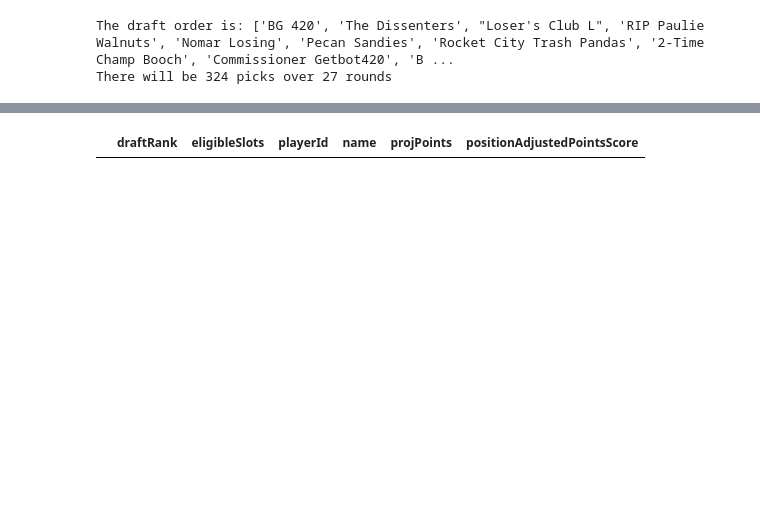
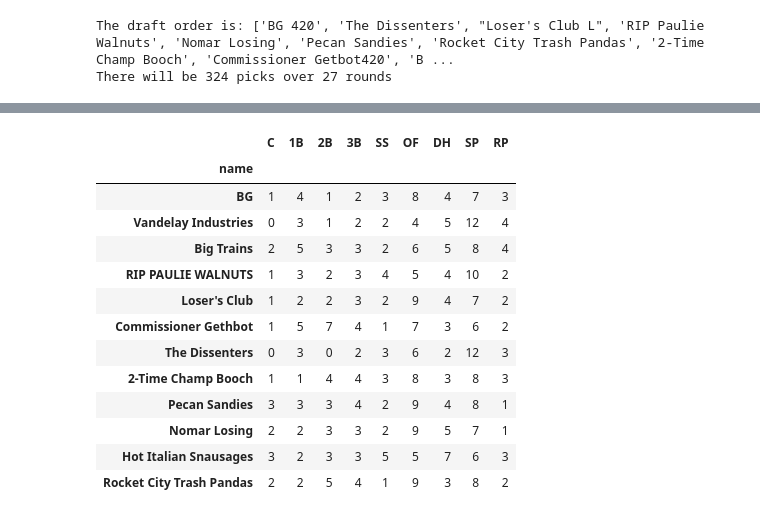
Before and after one commit to anoboa2/fantasy_baseball_analysis, a Jupyter notebook: draft-prediction.ipynb, the cells around one changed output, grey strips where cells are left out. Drawn from its saved outputs; the diff is of its cells as text; code cells hidden in the pictures; blank space fills up the shorter version.

```diff
--- a/draft-prediction.ipynb
+++ b/draft-prediction.ipynb
@@ -272,10 +282,13 @@ def generatePick(picker: str, pick_number: int, owner_list: list, current_pick_l
   """
   This function will generate a pick for the given picker
   """
-  PICK_ROUND = np.ceil(pick_number / 12)
+  PICK_ROUND = int(np.ceil(pick_number / 12))
   TOTAL_PICKS = 27 * 12
   BATTER_ELIGIBLE_POSITIONS = [0, 1, 2, 3, 4, 5, 11, 12]
   PITCHER_ELIGIBLE_POSITIONS = [14, 15]
+
+  FEATURE_WEIGHTS = {'draftRank': 0.45, 'projPoints': 0.15, 'posNeeds': 0.35, 'posValue': 0.05, 'favTeam': 0, 'injuryFactor': 0, 'starPower': 0}
+
 
   draft_rank_score = TOTAL_PICKS - pick_number
 
@@ -298,9 +311,11 @@ def generatePick(picker: str, pick_number: int, owner_list: list, current_pick_l
     positions_needs_score = sum(positions_needs_values) / len(positions_needs_values)
     remaining_picks.loc[index, 'positionNeedsScore'] = positions_needs_score
 
+  # we will add up all the scores and appropriate weights and aggregate an overall score
   for index, player in remaining_picks.iterrows():
-    remaining_picks.loc[index, 'overallScore'] = (player['draftRankScore'] + player['positionAdjustedScore'] + player['positionNeedsScore']) / 3
+    remaining_picks.loc[index, 'overallScore'] = (player['draftRankScore'] * FEATURE_WEIGHTS['draftRank']) + (player['projPoints'] * FEATURE_WEIGHTS['projPoints']) + (player['positionAdjustedScore'] * FEATURE_WEIGHTS['posValue']) + (player['positionNeedsScore'] * FEATURE_WEIGHTS['posNeeds'])
 
+  # the pick will be decided by the player with the highest overall score that is eligible to be drafted
   best_pick = remaining_picks.sort_values(by=['overallScore'], ascending=False).iloc[0]
 
   payload = {
@@ -320,12 +340,15 @@ def generatePick(picker: str, pick_number: int, owner_list: list, current_pick_l
 # %%
 pick_number = 1
 drafted_players = []
-for picker in draft_list_subset:
-  remaining_players = data[~data['playerId'].isin(drafted_players)]
+remaining_players = data.copy()
+
+for picker in draft_order_ids_list:
   drafted_player = generatePick(picker, pick_number, owners, drafted_players, remaining_players)
-  print(drafted_player)
   updatePositionNeeds(picker, owners, drafted_player)
-  owners['teamName' == picker]['picks'].append(drafted_player)
+
+  [owner for owner in owners if owner['teamId'] == picker][0]['picks'].append(drafted_player)
   drafted_players.append(drafted_player)
+
+  remaining_players = remaining_players[remaining_players['playerId'] != drafted_player['playerId']]
+
   pick_number += 1
-print(drafted_players)
@@ -350,5 +354,0 @@ print(drafted_players)
-# %%
-remaining_players = data[drafted_players['playerId'].isin(drafted_players)]
-remaining_players
-# %% [output]
-|  | draftRank | eligibleSlots | playerId | name | projPoints | positionAdjustedPointsScore |
@@ -384,0 +355,33 @@ def calcDraftRankScore(rank: int, total_picks = 324):
+# %%
+# Here we will check how many players each team has drafted at each position
+# This will be a small visual check to see the player positions are being factored correctly by each owner
+count_results = []
+for owner in owners:
+  roster = {"0": 0, "1": 0, "2": 0, "3": 0, "4": 0, "5": 0, "11": 0, "14": 0, "15": 0}
+  for pick in owner['picks']:
+    positions = ast.literal_eval(pick['eligibleSlots'])
+    for position in positions:
+      if str(position) in roster:
+        roster[str(position)] += 1
+  roster_map = {"0": "C", "1": "1B", "2": "2B", "3": "3B", "4": "SS", "5": "OF", "11": "DH", "14": "SP", "15": "RP"}
+  roster = {roster_map[str(k)]: v for k, v in roster.items()}
+  count_results.append({"name": owner['teamName'], "roster": roster})
+
+count_results = pd.DataFrame(count_results).set_index('name')
+count_results = pd.concat([count_results.drop(['roster'], axis=1), count_results['roster'].apply(pd.Series)], axis=1)
+count_results
+# %% [output]
+|  | C | 1B | 2B | 3B | SS | OF | DH | SP | RP |
+| name |  |  |  |  |  |  |  |  |  |
+| BG | 1 | 4 | 1 | 2 | 3 | 8 | 4 | 7 | 3 |
+| Vandelay Industries | 0 | 3 | 1 | 2 | 2 | 4 | 5 | 12 | 4 |
+| Big Trains | 2 | 5 | 3 | 3 | 2 | 6 | 5 | 8 | 4 |
+| RIP PAULIE WALNUTS | 1 | 3 | 2 | 3 | 4 | 5 | 4 | 10 | 2 |
+| Loser's Club | 1 | 2 | 2 | 3 | 2 | 9 | 4 | 7 | 2 |
+| Commissioner Gethbot | 1 | 5 | 7 | 4 | 1 | 7 | 3 | 6 | 2 |
+| The Dissenters | 0 | 3 | 0 | 2 | 3 | 6 | 2 | 12 | 3 |
+| 2-Time Champ Booch | 1 | 1 | 4 | 4 | 3 | 8 | 3 | 8 | 3 |
+| Pecan Sandies | 3 | 3 | 3 | 4 | 2 | 9 | 4 | 8 | 1 |
+| Nomar Losing | 2 | 2 | 3 | 3 | 2 | 9 | 5 | 7 | 1 |
+| Hot Italian Snausages | 3 | 2 | 3 | 3 | 5 | 5 | 7 | 6 | 3 |
+| Rocket City Trash Pandas | 2 | 2 | 5 | 4 | 1 | 9 | 3 | 8 | 2 |
```
Also changed, not shown: parts of 25 cells of this notebook, 4 other files.
